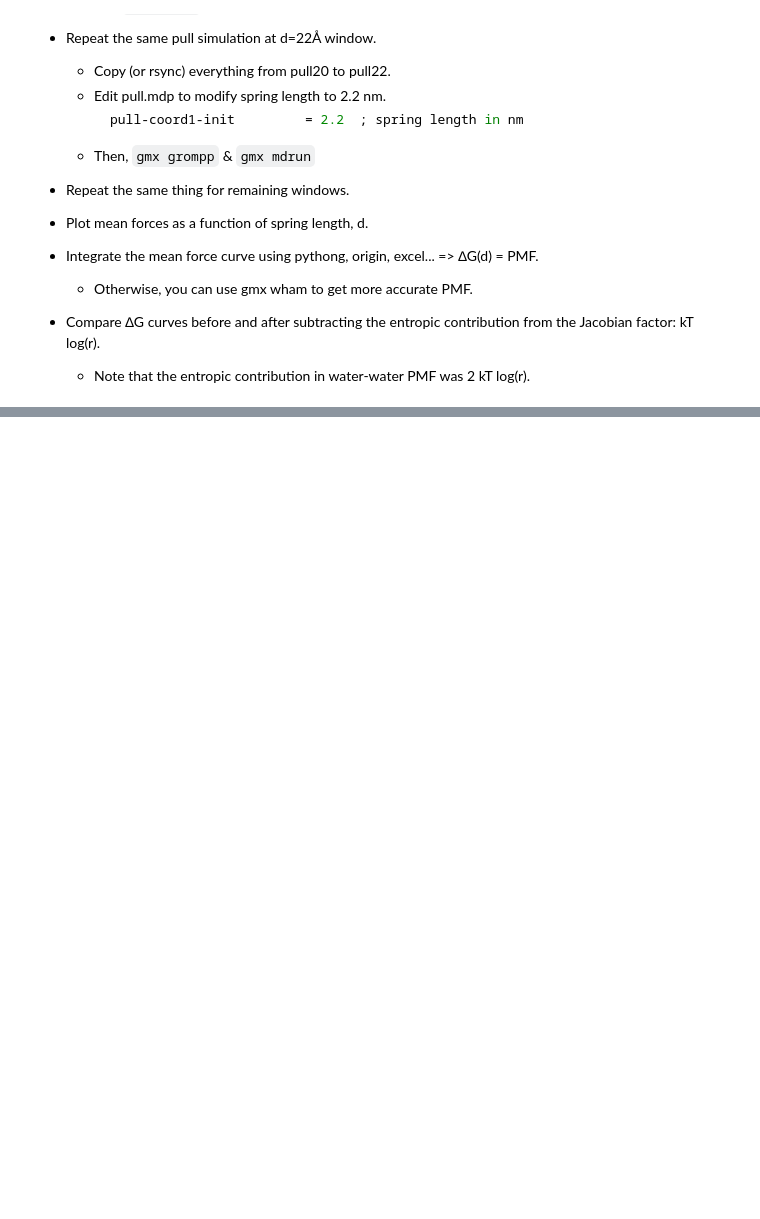
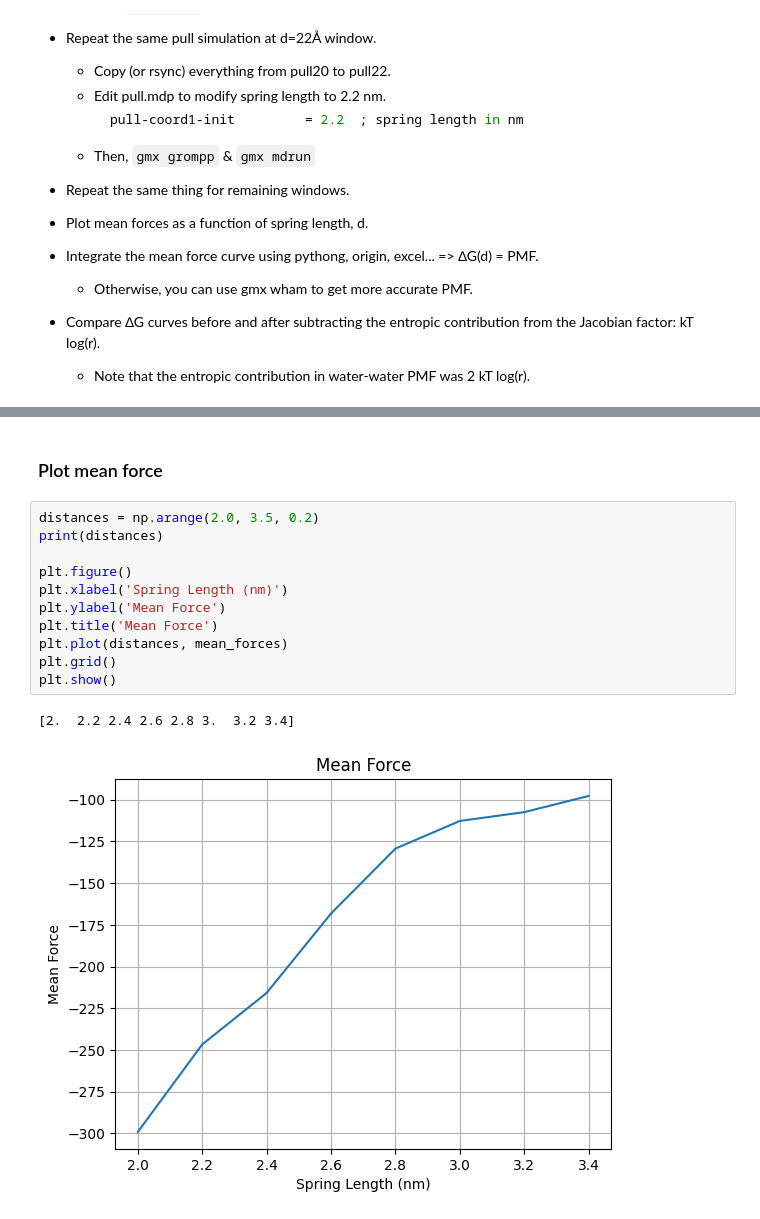
Before and after one commit to kgw1047/Biomodeling, a Jupyter notebook: biomodeling_tutorials/dna_dna_interaction/tutorial.ipynb, the cells around one changed output, grey strips where cells are left out. Cells and saved outputs as stored; diff of their text form; blank space fills up the shorter version.

```diff
--- a/biomodeling_tutorials/dna_dna_interaction/tutorial.ipynb
+++ b/biomodeling_tutorials/dna_dna_interaction/tutorial.ipynb
@@ -145,0 +199,16 @@
+# %% [markdown]
+### Plot mean force
+# %%
+distances = np.arange(2.0, 3.5, 0.2)
+print(distances)
+
+plt.figure()
+plt.xlabel('Spring Length (nm)')
+plt.ylabel('Mean Force')
+plt.title('Mean Force')
+plt.plot(distances, mean_forces)
+plt.grid()
+plt.show()
+# %% [output]
+[2.  2.2 2.4 2.6 2.8 3.  3.2 3.4]
+[figure, added]
```
Also changed, not shown: parts of 16 cells of this notebook, 10 other files.
